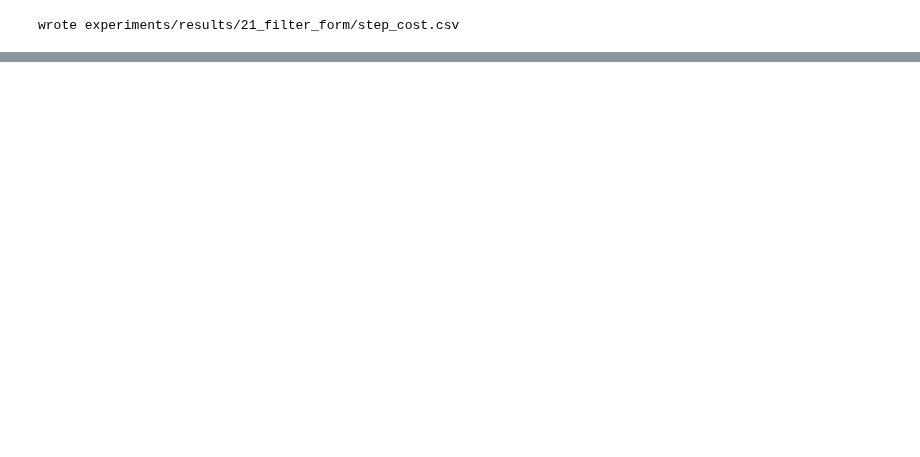
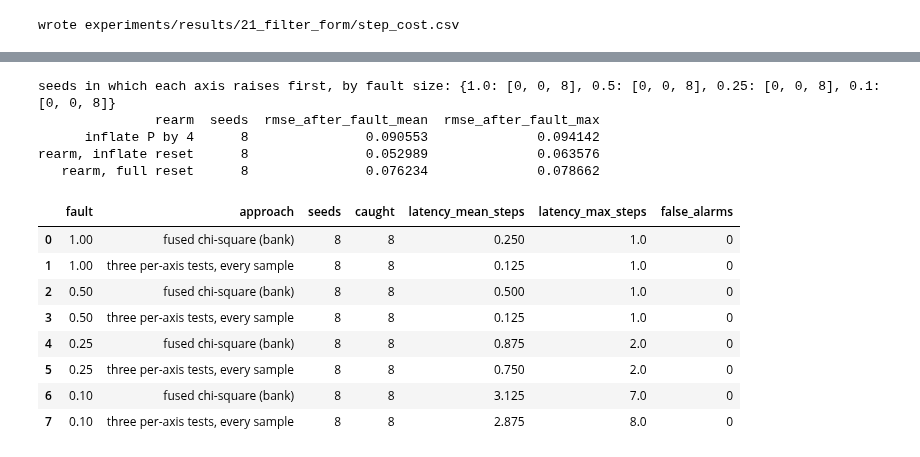
Before and after one commit to ringavirda/science-nonline, a Jupyter notebook: packages/dtfit-experimental/experiments/technology/21_filter_form.ipynb, the cells around one changed output, grey strips where cells are left out. Saved outputs shown, nothing was run; the diff lists cells and outputs as text; code cells hidden in the pictures; blank space fills up the shorter version.

```diff
--- a/packages/dtfit-experimental/experiments/technology/21_filter_form.ipynb
+++ b/packages/dtfit-experimental/experiments/technology/21_filter_form.ipynb
@@ -1209,0 +1439,69 @@ print(fault_bank)
+# %%
+FAULT_SIZES = [1.0, 0.25] if QUICK else [1.0, 0.5, 0.25, 0.1]
+rows = []
+leading_axis = {}
+for size in FAULT_SIZES:
+    got = {FUSED: [], PER_AXIS: []}
+    leading_axis[size] = [0, 0, 0]
+    for s in range(SEEDS):
+        t_f, Y_f, _clean_f, half_f = make_multi(np.random.default_rng(s),
+                                                n=n_multi, fault=size)
+        fused = fault_bank_of(3).fused_detector(alpha=1e-4, inflate=4.0)
+        for i in range(t_f.size):
+            fused.update(float(t_f[i]), Y_f[i])
+        got[FUSED].append(first_flag(fused.flags_, half_f))
+        axis_flags = per_axis_flags(t_f, Y_f)
+        got[PER_AXIS].append(first_flag(axis_flags, half_f))
+        raised = [d for i, d in axis_flags if i >= half_f]
+        if raised:
+            leading_axis[size][raised[0]] += 1
+    for approach, pairs in got.items():
+        lat = np.array([np.nan if p[0] is None else p[0] for p in pairs])
+        rows.append(dict(fault=size, approach=approach, seeds=SEEDS,
+                         caught=int(np.isfinite(lat).sum()),
+                         latency_mean_steps=float(np.nanmean(lat)),
+                         latency_max_steps=float(np.nanmax(lat)),
+                         false_alarms=int(sum(p[1] for p in pairs))))
+fault_pooling = pd.DataFrame(rows)
+
+REARMS = [("inflate P by 4", dict(inflate=4.0), "inflate"),
+          ("rearm, inflate reset", dict(rearm=True), "inflate"),
+          ("rearm, full reset", dict(rearm=True), "full")]
+rows = []
+for label, kw, reset in REARMS:
+    scores = []
+    for s in range(SEEDS):
+        t_f, Y_f, clean_f, half_f = make_multi(np.random.default_rng(s),
+                                               n=n_multi)
+        bank = fault_bank_of(3, drift_reset=reset)
+        det = bank.fused_detector(alpha=1e-4, **kw)
+        pred = np.full(Y_f.shape, np.nan)
+        for i in range(t_f.size):
+            det.update(float(t_f[i]), Y_f[i])
+            pred[i] = bank.predict(float(t_f[i]))
+        seg = slice(half_f, half_f + 100)
+        ok = np.all(np.isfinite(pred[seg]), axis=1)
+        scores.append(float(np.sqrt(np.mean(
+            (pred[seg][ok] - clean_f[seg][ok]) ** 2))))
+    rows.append(dict(rearm=label, seeds=SEEDS,
+                     rmse_after_fault_mean=float(np.mean(scores)),
+                     rmse_after_fault_max=float(np.max(scores))))
+fault_rearm = pd.DataFrame(rows)
+print(f"seeds in which each axis raises first, by fault size: {leading_axis}")
+print(fault_rearm.to_string(index=False))
+fault_pooling
+# %% [output]
+seeds in which each axis raises first, by fault size: {1.0: [0, 0, 8], 0.5: [0, 0, 8], 0.25: [0, 0, 8], 0.1: [0, 0, 8]}
+               rearm  seeds  rmse_after_fault_mean  rmse_after_fault_max
+      inflate P by 4      8               0.090553              0.094142
+rearm, inflate reset      8               0.052989              0.063576
+   rearm, full reset      8               0.076234              0.078662
+|  | fault | approach | seeds | caught | latency_mean_steps | latency_max_steps | false_alarms |
+| 0 | 1.00 | fused chi-square (bank) | 8 | 8 | 0.250 | 1.0 | 0 |
+| 1 | 1.00 | three per-axis tests, every sample | 8 | 8 | 0.125 | 1.0 | 0 |
+| 2 | 0.50 | fused chi-square (bank) | 8 | 8 | 0.500 | 1.0 | 0 |
+| 3 | 0.50 | three per-axis tests, every sample | 8 | 8 | 0.125 | 1.0 | 0 |
+| 4 | 0.25 | fused chi-square (bank) | 8 | 8 | 0.875 | 2.0 | 0 |
+| 5 | 0.25 | three per-axis tests, every sample | 8 | 8 | 0.750 | 2.0 | 0 |
+| 6 | 0.10 | fused chi-square (bank) | 8 | 8 | 3.125 | 7.0 | 0 |
+| 7 | 0.10 | three per-axis tests, every sample | 8 | 8 | 2.875 | 8.0 | 0 |
```
Also changed, not shown: parts of 18 cells of this notebook, 6 other files.
